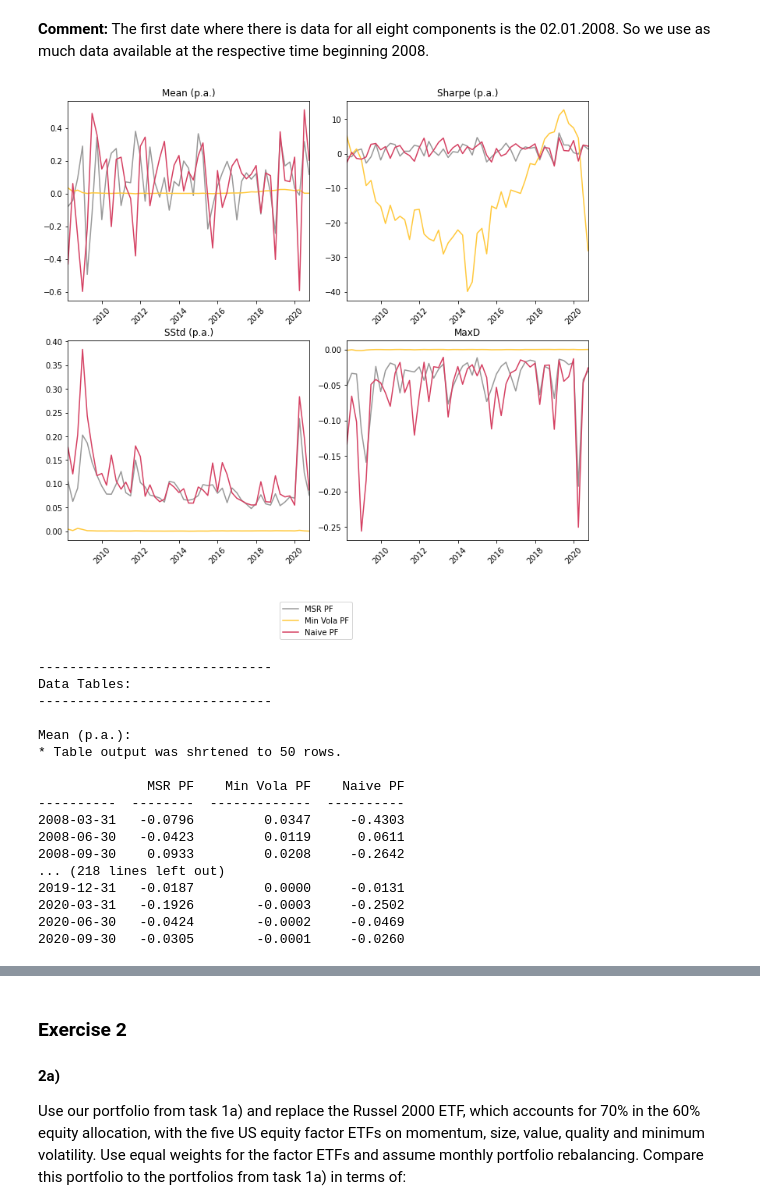
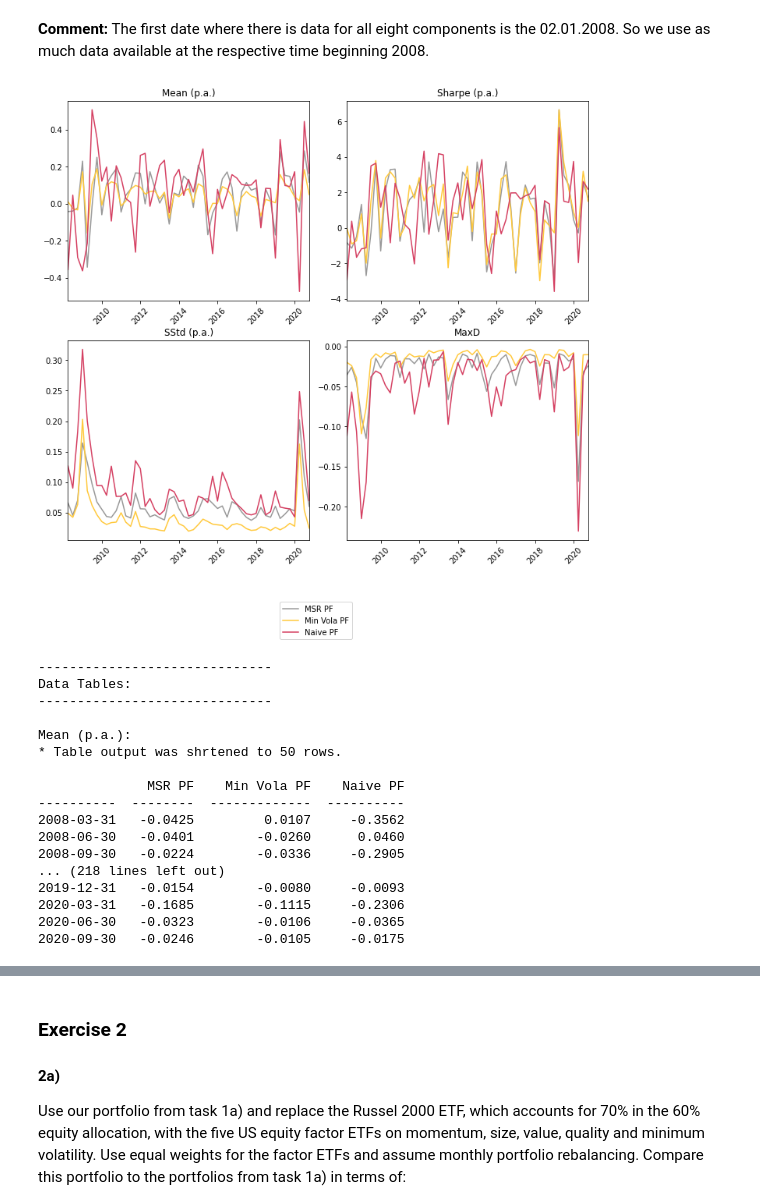
Before and after one commit to vanalmsick/pf_mgt, a Jupyter notebook: pf_mgt/assignment 2.ipynb, the cells around one changed output, grey strips where cells are left out. Cells and saved outputs as stored; diff of their text form; code cells hidden in the pictures.

```diff
--- a/pf_mgt/assignment 2.ipynb
+++ b/pf_mgt/assignment 2.ipynb
@@ -116,7 +118,7 @@ Within the ETFS, two are denoted in foregin currencies. The  iShares STOXX Europ
 df_returns = df1.pct_change().loc['2013-07-01':'2020-09-17']
 
 # Dictionary with weights from task
-our_weight_dict = {'iShares Russell 2000 ETF (IWM) $': 0.42, 'iShares STOXX Europe 600 UCITS ETF (DE) (EXSA.DE) $': 0.1, 'iShares MSCI Emerging Markets ETF (EEM) $': 0.06, 'iShares Core Nikkei 225 ETF (1329.T) $': 0.06, 'iShares 20+ Year Treasury Bond ETF (TLT) $': 0.2, 'iShares Core U.S. Aggregate Bond ETF (AGG) $': 0.2}
+our_weight_dict = {'iShares Russell 2000 ETF (IWM) $': 0.42, 'iShares STOXX Europe 600 UCITS ETF (DE) (EXSA.DE) $': 0.1, 'iShares MSCI Emerging Markets ETF (EEM) $': 0.06, 'iShares Core Nikkei 225 ETF (1329.T) $': 0.06, 'iShares 20+ Year Treasury Bond ETF (TLT) $': 0.1, 'iShares Core U.S. Aggregate Bond ETF (AGG) $': 0.1, 'SPDR Bloomberg Barclays High Yield Bond ETF (JNK) $': 0.1, 'iShares iBoxx $ Investment Grade Corporate Bond ETF (LQD) $':0.1}
 benchmark_weight_dict = {'Wilshire 5000 Total Market Index (^W5000) $': 0.6, '13 Week Treasury Bill (^IRX) $': 0.4}
 
 # Get PF returns for entire time period
@@ -211,7 +213,7 @@ Do the more complicated portfolio allocation methods produce superior performanc
 **Comment:** The first date where there is data for all eight components is the 02.01.2008. So we use as much data available at the respective time beginning 2008.
 # %%
 # Earliest Date to use is 02.01.2008 so eraliest return to use is 03.01.2008
-available_assets = ['Wilshire 5000 Total Market Index (^W5000) $', '13 Week Treasury Bill (^IRX) $', 'iShares Russell 2000 ETF (IWM) $', 'iShares STOXX Europe 600 UCITS ETF (DE) (EXSA.DE) $', 'iShares MSCI Emerging Markets ETF (EEM) $', 'iShares Core Nikkei 225 ETF (1329.T) $', 'iShares 20+ Year Treasury Bond ETF (TLT) $']
+available_assets = our_weight_dict.keys()
 df_returns = df1[available_assets].pct_change().loc['2008-01-03':]
 
 # Check for NaN
@@ -233,34 +235,34 @@ for date, new_df in df_date_period_iterator(df_returns, period='q', true_date=Tr
     tmp_moments_MVola = PF_value_with_rebalancing(new_df, tmp_MVola_weights, rebalancing='monthly', percentage=True)['PF Total'].rename('Min Vola PF')
     tmp_moments_naive = PF_value_with_rebalancing(new_df, tmp_naive_weights, rebalancing='monthly', percentage=True)['PF Total'].rename('Naive PF')
     performace = performace.append(pd.concat([tmp_moments_MSR, tmp_moments_MVola, tmp_moments_naive], axis=1))
 
     PF_moments[date] = moments(pd.concat([tmp_moments_MSR, tmp_moments_MVola, tmp_moments_naive], axis=1, sort=False), output=['Mean (p.a.)', 'Sharpe (p.a.)', 'SStd (p.a.)', 'MaxD'], r_f=r_f)
 
     merged_weights = pd.concat([pd.Series(tmp_MSR_weights).rename('weights_MSR'), pd.Series(tmp_MVola_weights).rename('weights_MVol'), pd.Series(tmp_naive_weights).rename('weights_1/N')], axis=1)
     weights[date] = merged_weights
 
     tmp_returns = tmp_returns.append(new_df)
     tmp_MSR_weights = PF_weights(tmp_returns, output='MSR')
     tmp_MVola_weights = PF_weights(tmp_returns, output='MVol')
     tmp_naive_weights = PF_weights(tmp_returns, output='1/N')
 
 PF_moments = transpose_dict_DF(PF_moments, [('head', 'index'),('dict_key','index')])
 
 weights = transpose_dict_DF(weights, [('head', 'dict_key'),('head', 'index')])
 
 # Show results
 custom_plot(PF_moments)
 
 #Store for exercise 4
 store_exercise_1 = pd.concat([store_exercise_1, performace], axis=1)
 
 
 exp_dict = PF_moments
 exp_dict['DATA'] = df_returns
 exp_dict.update(weights)
 excel_exporter(exp_dict, 'results/assignment_2-exercise_1b.xlsx')
 # %% [output]
-[figure, old version]
+[figure, new version]
 ------------------------------
 Data Tables:
 ------------------------------
@@ -270,14 +272,14 @@ Mean (p.a.):
 
               MSR PF    Min Vola PF    Naive PF
 ----------  --------  -------------  ----------
-2008-03-31   -0.0796         0.0347     -0.4303
-2008-06-30   -0.0423         0.0119      0.0611
-2008-09-30    0.0933         0.0208     -0.2642
+2008-03-31   -0.0425         0.0107     -0.3562
+2008-06-30   -0.0401        -0.0260      0.0460
+2008-09-30   -0.0224        -0.0336     -0.2905
 ... (218 lines left out)
-2019-12-31   -0.0187         0.0000     -0.0131
-2020-03-31   -0.1926        -0.0003     -0.2502
-2020-06-30   -0.0424        -0.0002     -0.0469
-2020-09-30   -0.0305        -0.0001     -0.0260
+2019-12-31   -0.0154        -0.0080     -0.0093
+2020-03-31   -0.1685        -0.1115     -0.2306
+2020-06-30   -0.0323        -0.0106     -0.0365
+2020-09-30   -0.0246        -0.0105     -0.0175
 # %% [markdown]
 <b>Answer:</b> If we compare the three more complicated portfolio allocation methods with our baseline portfolio and the benchmark portfolio, we can see that all three perform worse on average than our baseline portfolio in terms of annual mean return. Nevertheless, at least the benchmark portfolio is outperformed by the naive portfolio and the MSR portfolio. The minimum volatility portfolio, on the other hand, shows a mean return that is almost similar to that of the benchmark portfolio.
 
```
Also changed, not shown: parts of 13 cells of this notebook.
